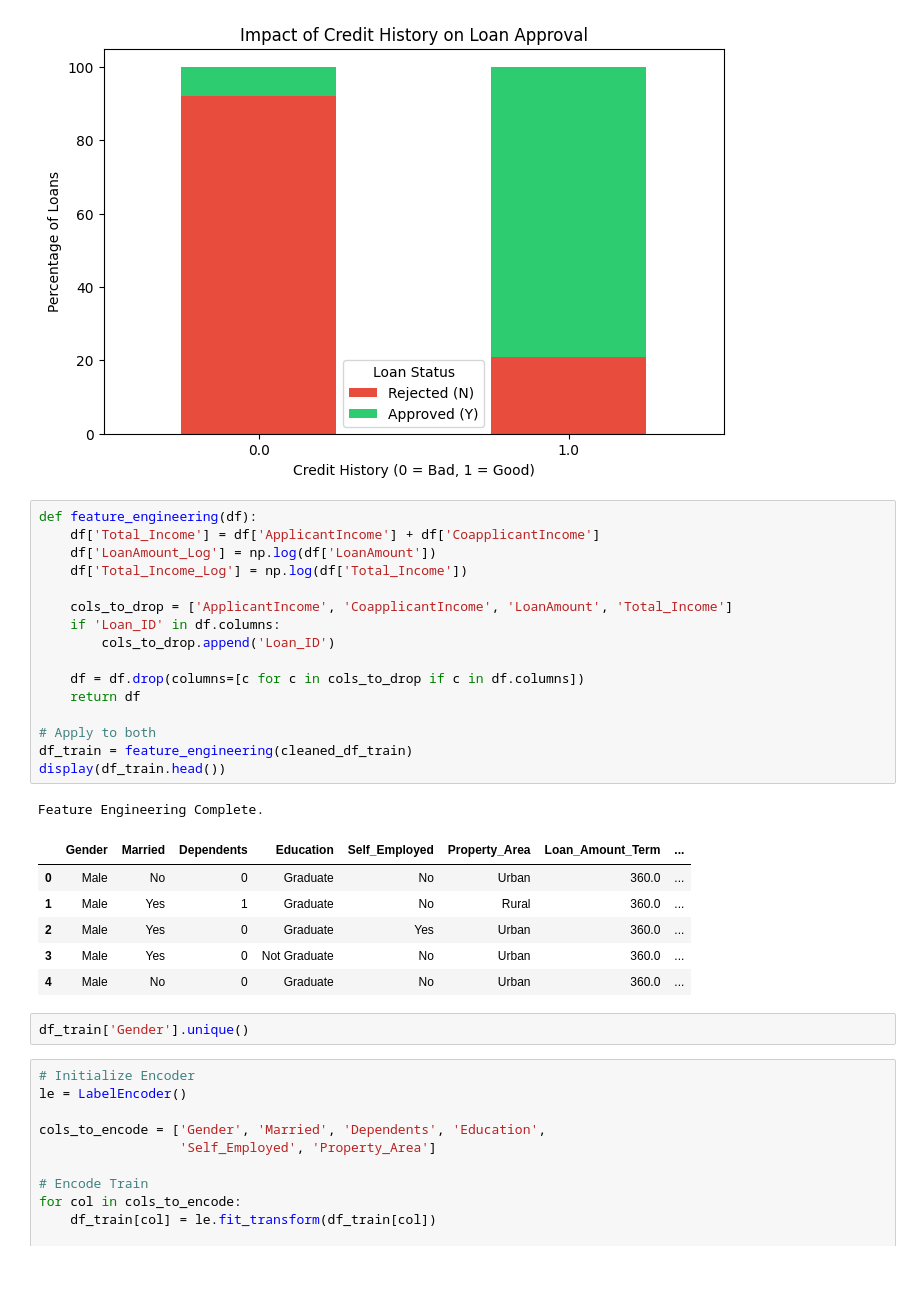
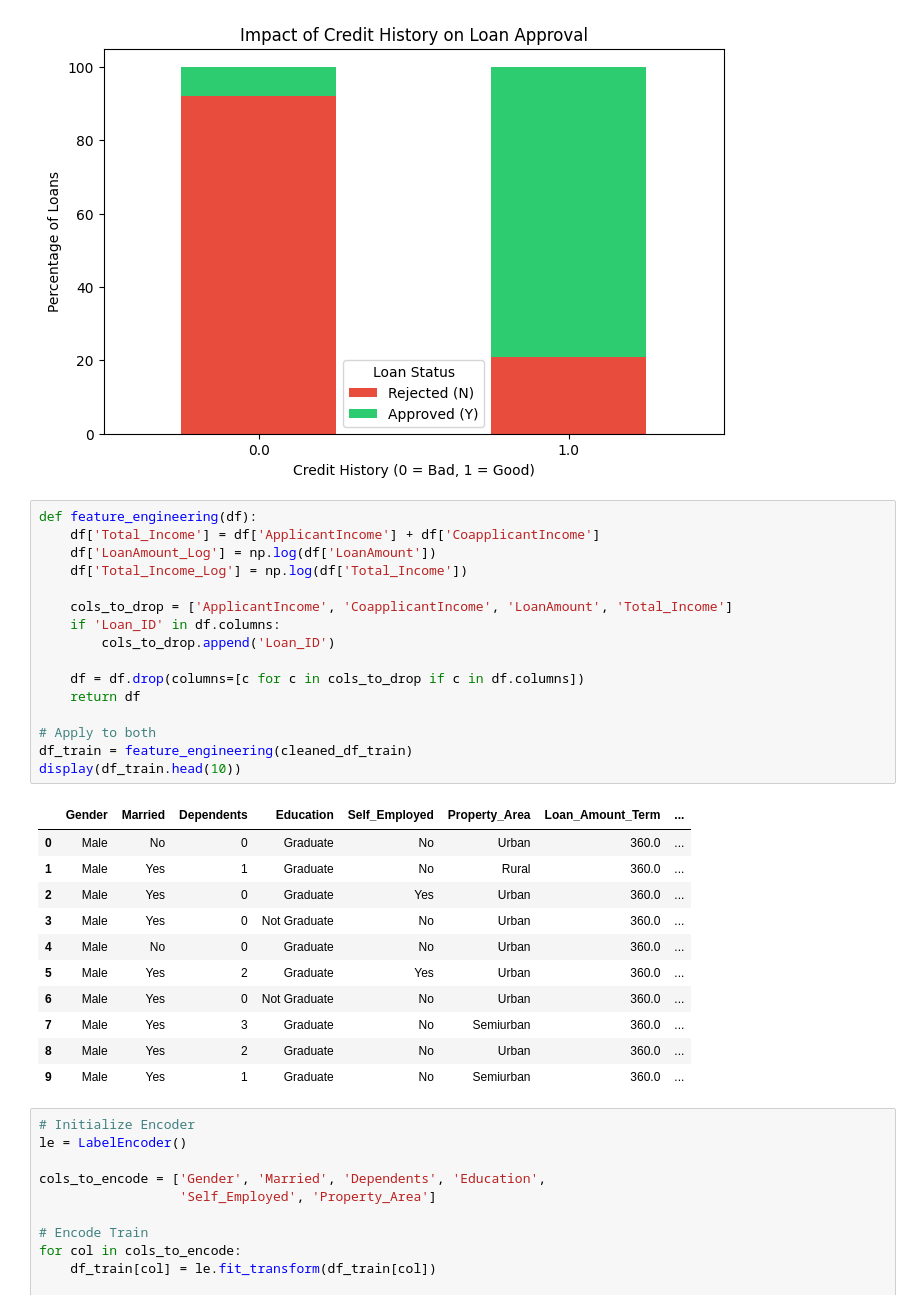
Before and after one commit to Hope426/group_3_ds613, a Jupyter notebook: main_notebook.ipynb, the cells around one changed output. Drawn from its saved outputs; the diff is of its cells as text; blank space fills up the shorter version.

```diff
--- a/main_notebook.ipynb
+++ b/main_notebook.ipynb
@@ -278,29 +278,31 @@ Credit_History
 # %%
 def feature_engineering(df):
     df['Total_Income'] = df['ApplicantIncome'] + df['CoapplicantIncome']
     df['LoanAmount_Log'] = np.log(df['LoanAmount'])
     df['Total_Income_Log'] = np.log(df['Total_Income'])
 
     cols_to_drop = ['ApplicantIncome', 'CoapplicantIncome', 'LoanAmount', 'Total_Income']
     if 'Loan_ID' in df.columns:
         cols_to_drop.append('Loan_ID')
 
     df = df.drop(columns=[c for c in cols_to_drop if c in df.columns])
     return df
 
 # Apply to both
 df_train = feature_engineering(cleaned_df_train)
-display(df_train.head())
+display(df_train.head(10))
 # %% [output]
-Feature Engineering Complete.
 |  | Gender | Married | Dependents | Education | Self_Employed | Property_Area | Loan_Amount_Term | ... |
 | 0 | Male | No | 0 | Graduate | No | Urban | 360.0 | ... |
 | 1 | Male | Yes | 1 | Graduate | No | Rural | 360.0 | ... |
 | 2 | Male | Yes | 0 | Graduate | Yes | Urban | 360.0 | ... |
 | 3 | Male | Yes | 0 | Not Graduate | No | Urban | 360.0 | ... |
 | 4 | Male | No | 0 | Graduate | No | Urban | 360.0 | ... |
+| 5 | Male | Yes | 2 | Graduate | Yes | Urban | 360.0 | ... |
+| 6 | Male | Yes | 0 | Not Graduate | No | Urban | 360.0 | ... |
+| 7 | Male | Yes | 3 | Graduate | No | Semiurban | 360.0 | ... |
+| 8 | Male | Yes | 2 | Graduate | No | Urban | 360.0 | ... |
+| 9 | Male | Yes | 1 | Graduate | No | Semiurban | 360.0 | ... |
-# %%
-df_train['Gender'].unique()
 # %%
 # Initialize Encoder
 le = LabelEncoder()
```
Also changed, not shown: parts of 3 cells of this notebook.
